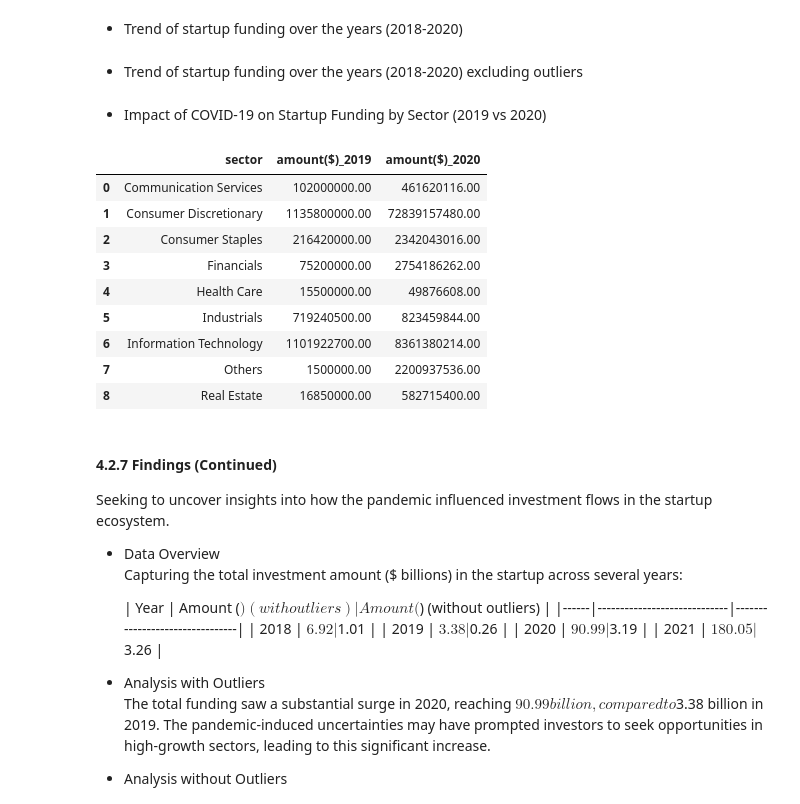
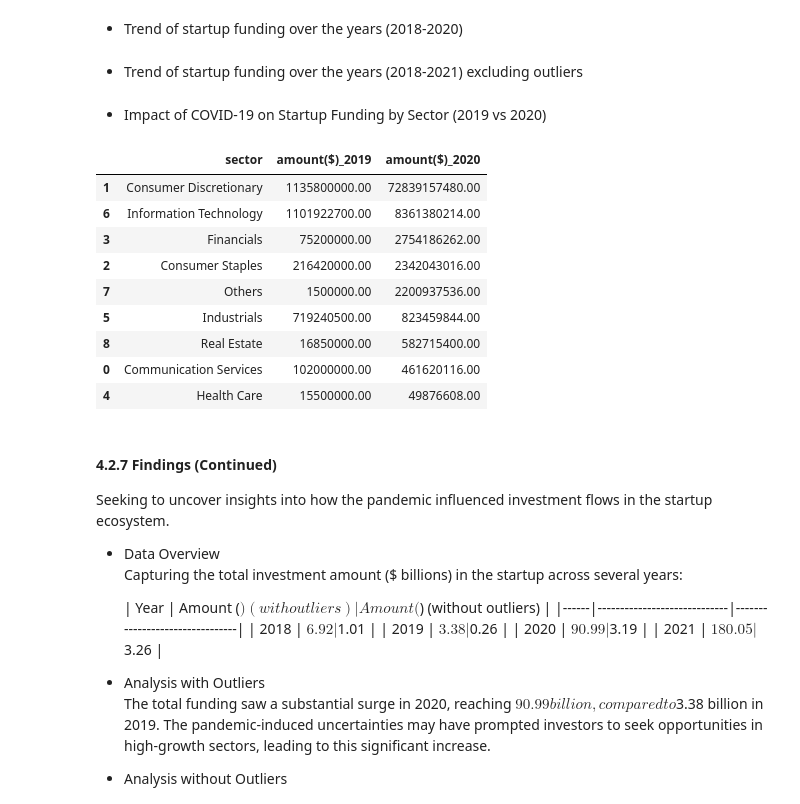
Before and after one commit to D0nG4667/indian_start_up_funding_analysis, a Jupyter notebook: indian_start_up_funding_analysis.ipynb, the cells around one changed output. Drawn from its saved outputs; the diff is of its cells as text; code cells hidden in the pictures.

```diff
--- a/indian_start_up_funding_analysis.ipynb
+++ b/indian_start_up_funding_analysis.ipynb
@@ -2846,7 +2846,7 @@ fig.update_layout(yaxis_title='Amount ($)')
 # Show the plot
 fig.show()
 # %% [markdown]
-- Trend of startup funding over the years (2018-2020) excluding outliers
+- Trend of startup funding over the years (2018-2021) excluding outliers
 # %%
 # Function to calculate the IQR and filter outliers
 def filter_outliers(df, column):
@@ -2918,19 +2918,19 @@ fig.update_traces(
 
 # Show the plot
 fig.show()
-# %%
-merged_funding_dataset
-# %% [output]
-|  | sector | amount($)_2019 | amount($)_2020 |
-| 0 | Communication Services | 102000000.00 | 461620116.00 |
-| 1 | Consumer Discretionary | 1135800000.00 | 72839157480.00 |
-| 2 | Consumer Staples | 216420000.00 | 2342043016.00 |
-| 3 | Financials | 75200000.00 | 2754186262.00 |
-| 4 | Health Care | 15500000.00 | 49876608.00 |
-| 5 | Industrials | 719240500.00 | 823459844.00 |
-| 6 | Information Technology | 1101922700.00 | 8361380214.00 |
-| 7 | Others | 1500000.00 | 2200937536.00 |
-| 8 | Real Estate | 16850000.00 | 582715400.00 |
+# %%
+merged_funding_dataset.nlargest(12, 'amount($)_2020')
+# %% [output]
+|  | sector | amount($)_2019 | amount($)_2020 |
+| 1 | Consumer Discretionary | 1135800000.00 | 72839157480.00 |
+| 6 | Information Technology | 1101922700.00 | 8361380214.00 |
+| 3 | Financials | 75200000.00 | 2754186262.00 |
+| 2 | Consumer Staples | 216420000.00 | 2342043016.00 |
+| 7 | Others | 1500000.00 | 2200937536.00 |
+| 5 | Industrials | 719240500.00 | 823459844.00 |
+| 8 | Real Estate | 16850000.00 | 582715400.00 |
+| 0 | Communication Services | 102000000.00 | 461620116.00 |
+| 4 | Health Care | 15500000.00 | 49876608.00 |
 # %% [markdown]
 #### 4.2.7 Findings (Continued)
 
```
Also changed, not shown: parts of 19 cells of this notebook.
